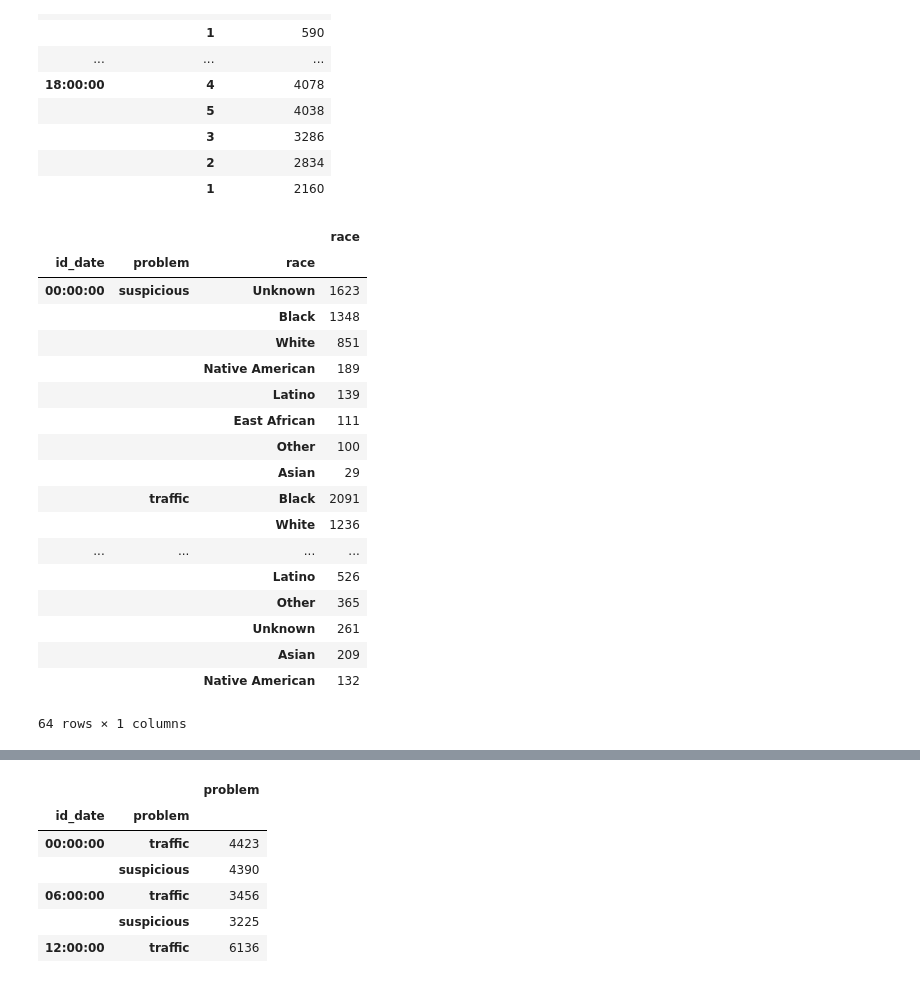
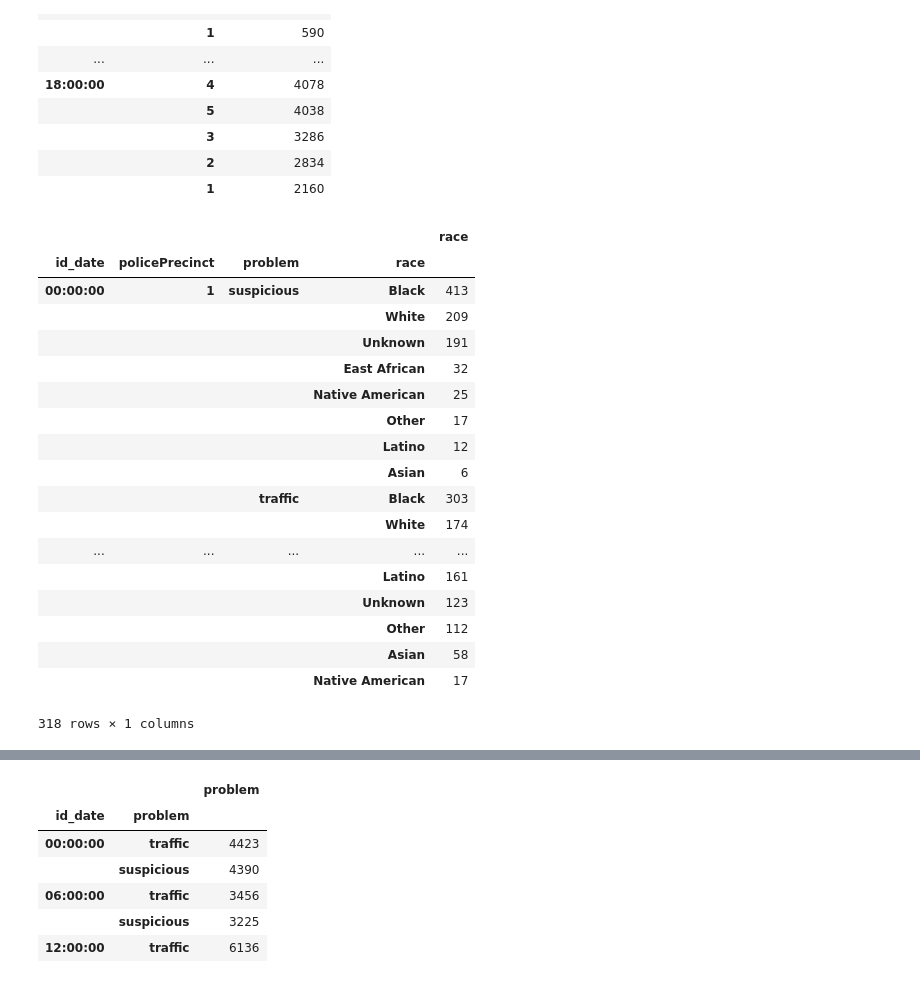
Before and after one commit to elu267/Project_GroupF, a Jupyter notebook: MN_Stop_Data.ipynb, the cells around one changed output, grey strips where cells are left out. Cells and saved outputs as stored; diff of their text form; code cells hidden in the pictures.

```diff
--- a/MN_Stop_Data.ipynb
+++ b/MN_Stop_Data.ipynb
@@ -212,26 +212,26 @@ timeDF
 |  | 2 | 2834 |
 |  | 1 | 2160 |
 # %%
-timeDF4 = cleanDF.groupby([grouper, 'problem']) ['race'].value_counts()
+timeDF4 = cleanDF.groupby([grouper, 'policePrecinct', 'problem']) ['race'].value_counts()
 timeDF4 = pd.DataFrame(timeDF4)
 timeDF4
 # %% [output]
-|  |  |  | race |
-| id_date | problem | race |  |
-| 00:00:00 | suspicious | Unknown | 1623 |
-|  |  | Black | 1348 |
-|  |  | White | 851 |
-|  |  | Native American | 189 |
-|  |  | Latino | 139 |
-|  |  | East African | 111 |
-|  |  | Other | 100 |
-|  |  | Asian | 29 |
-|  | traffic | Black | 2091 |
-|  |  | White | 1236 |
-| ... | ... | ... | ... |
-|  |  | Latino | 526 |
-|  |  | Other | 365 |
-|  |  | Unknown | 261 |
-|  |  | Asian | 209 |
-|  |  | Native American | 132 |
+|  |  |  |  | race |
+| id_date | policePrecinct | problem | race |  |
+| 00:00:00 | 1 | suspicious | Black | 413 |
+|  |  |  | White | 209 |
+|  |  |  | Unknown | 191 |
+|  |  |  | East African | 32 |
+|  |  |  | Native American | 25 |
+|  |  |  | Other | 17 |
+|  |  |  | Latino | 12 |
+|  |  |  | Asian | 6 |
+|  |  | traffic | Black | 303 |
+|  |  |  | White | 174 |
+| ... | ... | ... | ... | ... |
+|  |  |  | Latino | 161 |
+|  |  |  | Unknown | 123 |
+|  |  |  | Other | 112 |
+|  |  |  | Asian | 58 |
+|  |  |  | Native American | 17 |
-64 rows × 1 columns
+318 rows × 1 columns
```
Also changed, not shown: parts of 11 cells of this notebook.
